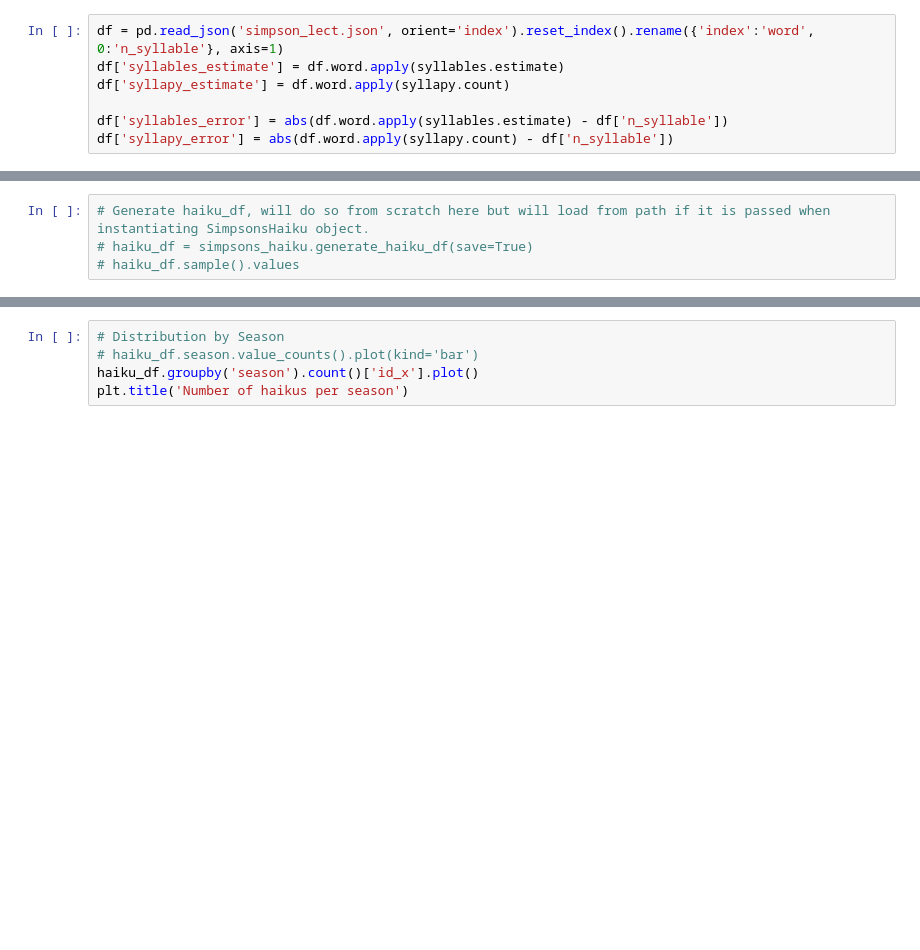
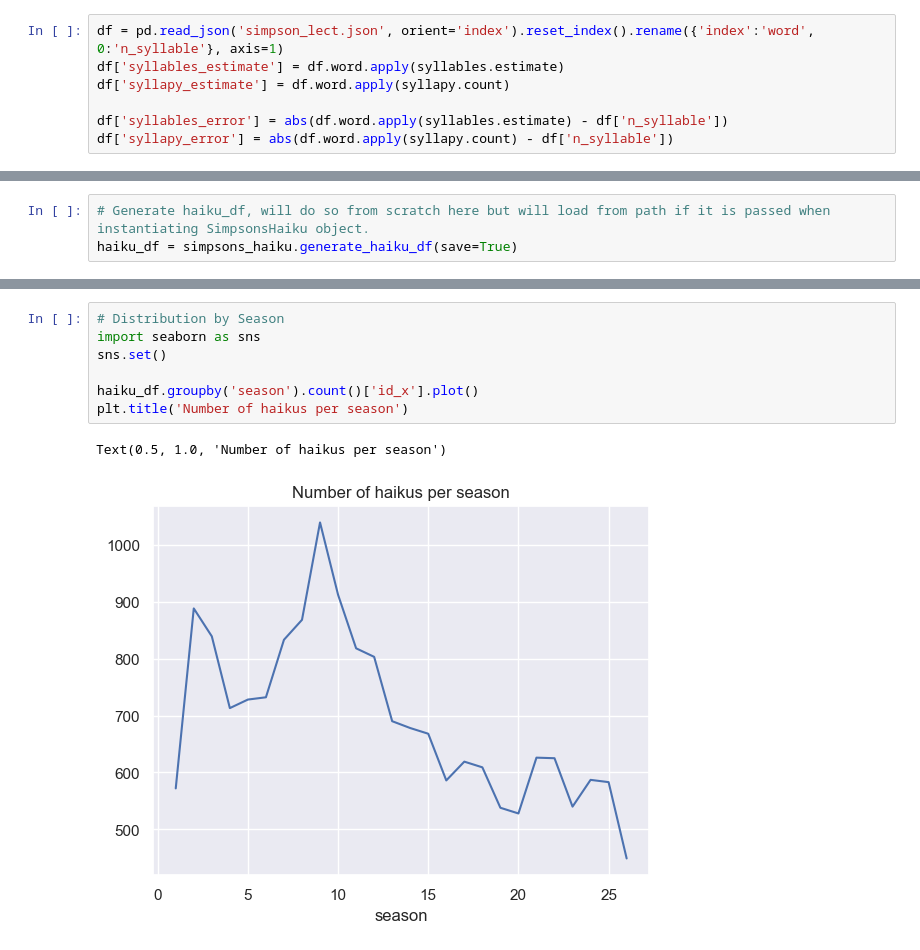
Before and after one commit to mwestt/simpsons-haiku, a Jupyter notebook: haiku_demo.ipynb, the cells around one changed output, grey strips where cells are left out. Drawn from its saved outputs; the diff is of its cells as text; blank space fills up the shorter version.

```diff
--- a/haiku_demo.ipynb
+++ b/haiku_demo.ipynb
@@ -68,4 +68,3 @@ df.describe().iloc[1:3, :]
 # %%
 # Generate haiku_df, will do so from scratch here but will load from path if it is passed when instantiating SimpsonsHaiku object.
-# haiku_df = simpsons_haiku.generate_haiku_df(save=True)
-# haiku_df.sample().values
+haiku_df = simpsons_haiku.generate_haiku_df(save=True)
@@ -89,7 +113,12 @@ haiku_df[haiku_df.n_locations == haiku_df.n_locations.max()].spoken_words_split.
 # %%
 # Distribution by Season
-# haiku_df.season.value_counts().plot(kind='bar')
+import seaborn as sns
+sns.set()
+
 haiku_df.groupby('season').count()['id_x'].plot()
 plt.title('Number of haikus per season')
+# %% [output]
+Text(0.5, 1.0, 'Number of haikus per season')
+[figure, added]
 # %%
 # Which episode(s) have the most haikus?
```
Also changed, not shown: parts of 36 cells of this notebook, 4 other files.
